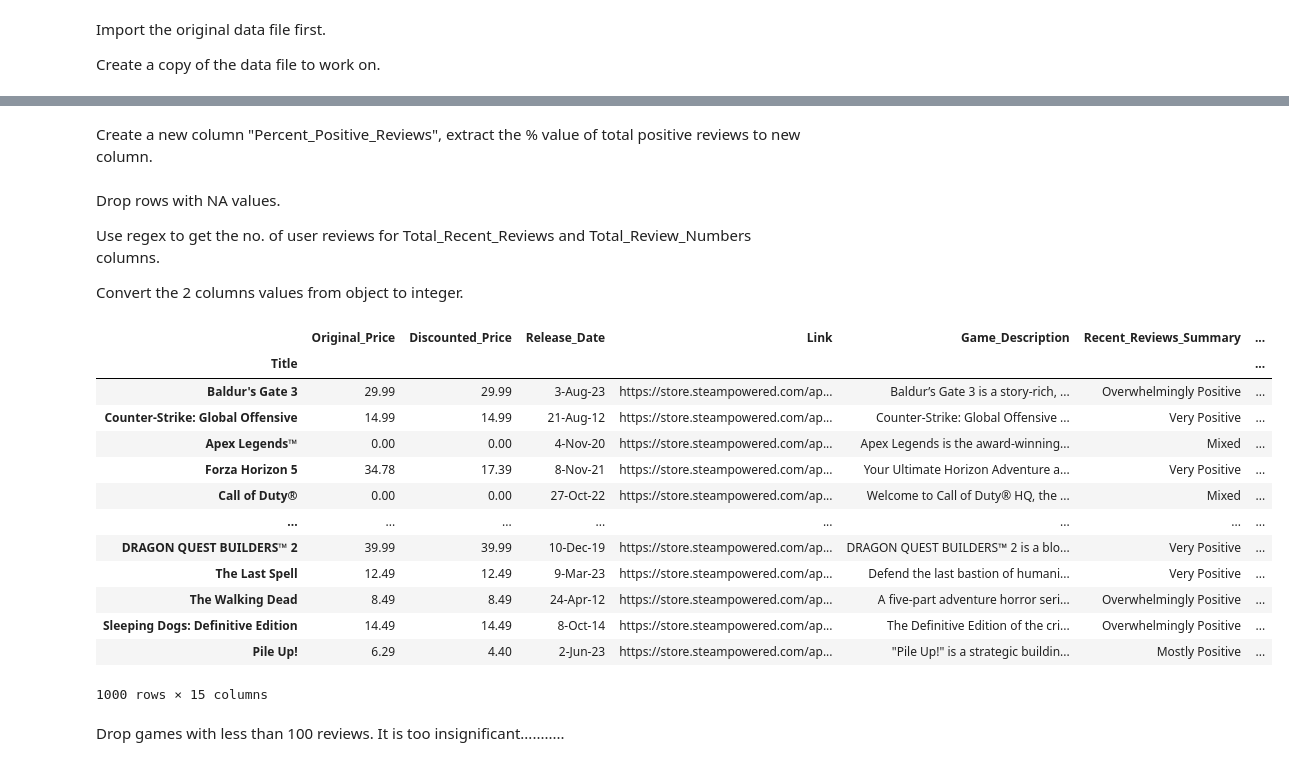
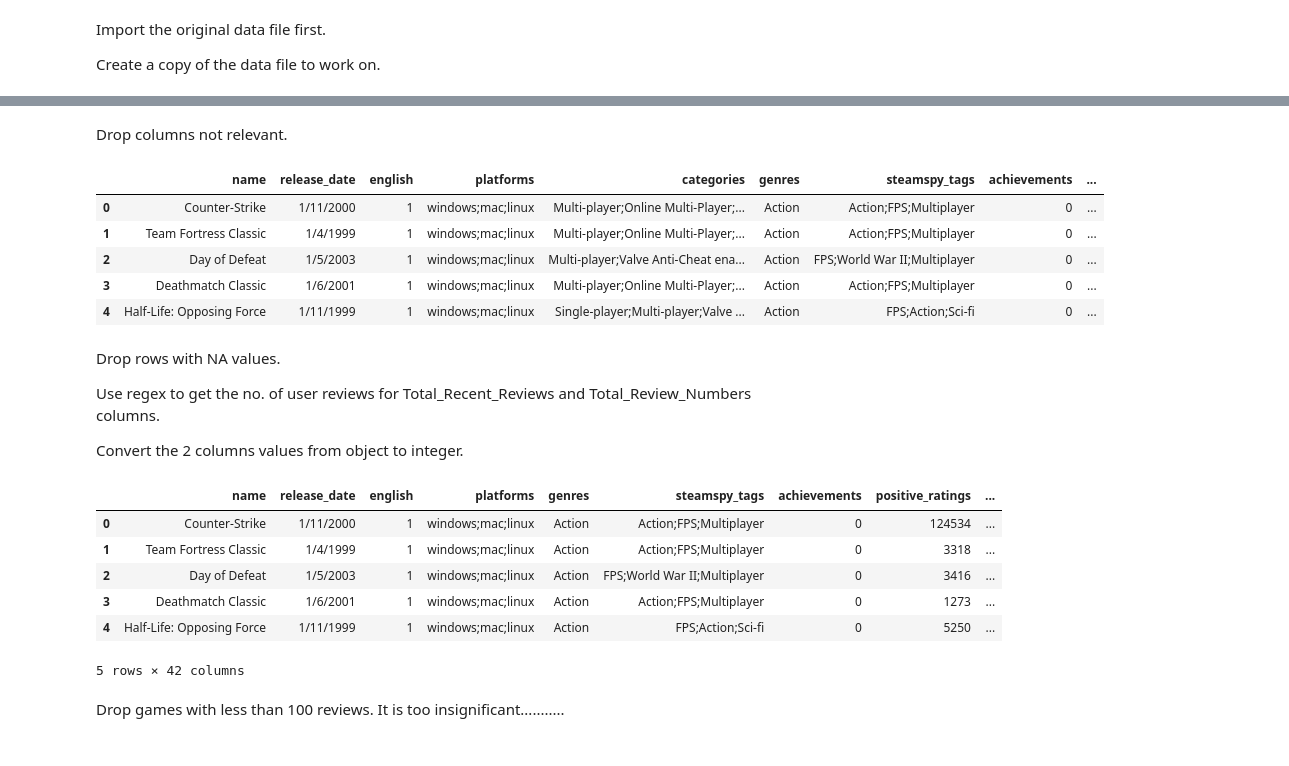
Before and after one commit to Lolfreak/Steam-Games-Analysis, a Jupyter notebook: data-cleaning.ipynb, the cells around one changed output, grey strips where cells are left out. Drawn from its saved outputs; the diff is of its cells as text; code cells hidden in the pictures.

```diff
--- a/data-cleaning.ipynb
+++ b/data-cleaning.ipynb
@@ -13,7 +13,9 @@ Create a copy of the data file to work on.
 # %%
 #pd.set_option('display.max_columns', None)
 
-df = pd.read_csv('merged_data.csv',index_col= 0)
+df = pd.read_csv('steam.csv')
 
 # work on this copy for cleaning data
 cleaned_df = df.copy()
+
+cleaned_df.info()
@@ -20,7 +40,17 @@ cleaned_df = df.copy()
 # %% [markdown]
-Create a new column "Percent_Positive_Reviews", extract the % value of total positive reviews to new column.
+Drop columns not relevant.
 # %%
-cleaned_df['Percent_Positive_Reviews'] = cleaned_df['Total_Review_Numbers'].str.extract(r'(\d+%)')
+# Delete rows where irrelavent
+cleaned_df = cleaned_df.drop(columns=["appid", "developer", "publisher", "required_age"])
+
+cleaned_df.head()
+# %% [output]
+|  | name | release_date | english | platforms | categories | genres | steamspy_tags | achievements | ... |
+| 0 | Counter-Strike | 1/11/2000 | 1 | windows;mac;linux | Multi-player;Online Multi-Player;... | Action | Action;FPS;Multiplayer | 0 | ... |
+| 1 | Team Fortress Classic | 1/4/1999 | 1 | windows;mac;linux | Multi-player;Online Multi-Player;... | Action | Action;FPS;Multiplayer | 0 | ... |
+| 2 | Day of Defeat | 1/5/2003 | 1 | windows;mac;linux | Multi-player;Valve Anti-Cheat ena... | Action | FPS;World War II;Multiplayer | 0 | ... |
+| 3 | Deathmatch Classic | 1/6/2001 | 1 | windows;mac;linux | Multi-player;Online Multi-Player;... | Action | Action;FPS;Multiplayer | 0 | ... |
+| 4 | Half-Life: Opposing Force | 1/11/1999 | 1 | windows;mac;linux | Single-player;Multi-player;Valve ... | Action | FPS;Action;Sci-fi | 0 | ... |
 # %% [markdown]
 Drop rows with NA values.
 
@@ -28,38 +58,20 @@ Use regex to get the no. of user reviews for Total_Recent_Reviews and Total_Revi
 
 Convert the 2 columns values from object to integer.
 # %%
-# drop rows with NAN values
-cleaned_df = cleaned_df.dropna()
+for i in ["categories"]:
+    possible = cleaned_df[i].str.split(";").explode().unique()
+    for p in possible:
+        cleaned_df[i + "_" + p] = cleaned_df[i].str.contains(p, regex=False).astype(int)
+    cleaned_df = cleaned_df.drop(columns=[i])
 
-# replace the recent reviews and all reviews number columns with no. of users
-#cleaned_df = cleaned_df.replace(to_replace ='- \d+%\s\S+\s\S+\s', value = '', regex = True)
-#cleaned_df = cleaned_df.replace(to_replace ='[^0-9]', value = '', regex = True)
-cleaned_df['Total_Recent_Reviews'] = cleaned_df['Total_Recent_Reviews'].str.replace(r'- \d+%\s\S+\s\S+\s', r'', regex=True)
-cleaned_df['Total_Recent_Reviews'] = cleaned_df['Total_Recent_Reviews'].str.replace(r'\s\S+', r'', regex=True)
-cleaned_df['Total_Recent_Reviews'] = cleaned_df['Total_Recent_Reviews'].str.replace(r',', r'', regex=True).astype('int64')
-
-cleaned_df['Total_Review_Numbers'] = cleaned_df['Total_Review_Numbers'].str.replace(r'- \d+%\s\S+\s\S+\s', r'', regex=True)
-cleaned_df['Total_Review_Numbers'] = cleaned_df['Total_Review_Numbers'].str.replace(r'\s\S+', r'', regex=True)
-cleaned_df['Total_Review_Numbers'] = cleaned_df['Total_Review_Numbers'].str.replace(r',', r'', regex=True).astype('int64')
-
-cleaned_df.head(n=1000)
-#df.head(n=1000)
-#moviedata.head(n=1000)
-#moviedata
+cleaned_df.head()
 # %% [output]
-|  | Original_Price | Discounted_Price | Release_Date | Link | Game_Description | Recent_Reviews_Summary | ... |
-| Title |  |  |  |  |  |  | ... |
-| Baldur's Gate 3 | 29.99 | 29.99 | 3-Aug-23 | https://store.steampowered.com/ap... | Baldur’s Gate 3 is a story-rich, ... | Overwhelmingly Positive | ... |
-| Counter-Strike: Global Offensive | 14.99 | 14.99 | 21-Aug-12 | https://store.steampowered.com/ap... | Counter-Strike: Global Offensive ... | Very Positive | ... |
-| Apex Legends™ | 0.00 | 0.00 | 4-Nov-20 | https://store.steampowered.com/ap... | Apex Legends is the award-winning... | Mixed | ... |
-| Forza Horizon 5 | 34.78 | 17.39 | 8-Nov-21 | https://store.steampowered.com/ap... | Your Ultimate Horizon Adventure a... | Very Positive | ... |
-| Call of Duty® | 0.00 | 0.00 | 27-Oct-22 | https://store.steampowered.com/ap... | Welcome to Call of Duty® HQ, the ... | Mixed | ... |
-| ... | ... | ... | ... | ... | ... | ... | ... |
-| DRAGON QUEST BUILDERS™ 2 | 39.99 | 39.99 | 10-Dec-19 | https://store.steampowered.com/ap... | DRAGON QUEST BUILDERS™ 2 is a blo... | Very Positive | ... |
-| The Last Spell | 12.49 | 12.49 | 9-Mar-23 | https://store.steampowered.com/ap... | Defend the last bastion of humani... | Very Positive | ... |
-| The Walking Dead | 8.49 | 8.49 | 24-Apr-12 | https://store.steampowered.com/ap... | A five-part adventure horror seri... | Overwhelmingly Positive | ... |
-| Sleeping Dogs: Definitive Edition | 14.49 | 14.49 | 8-Oct-14 | https://store.steampowered.com/ap... | The Definitive Edition of the cri... | Overwhelmingly Positive | ... |
-| Pile Up! | 6.29 | 4.40 | 2-Jun-23 | https://store.steampowered.com/ap... | "Pile Up!" is a strategic buildin... | Mostly Positive | ... |
+|  | name | release_date | english | platforms | genres | steamspy_tags | achievements | positive_ratings | ... |
+| 0 | Counter-Strike | 1/11/2000 | 1 | windows;mac;linux | Action | Action;FPS;Multiplayer | 0 | 124534 | ... |
+| 1 | Team Fortress Classic | 1/4/1999 | 1 | windows;mac;linux | Action | Action;FPS;Multiplayer | 0 | 3318 | ... |
+| 2 | Day of Defeat | 1/5/2003 | 1 | windows;mac;linux | Action | FPS;World War II;Multiplayer | 0 | 3416 | ... |
+| 3 | Deathmatch Classic | 1/6/2001 | 1 | windows;mac;linux | Action | Action;FPS;Multiplayer | 0 | 1273 | ... |
+| 4 | Half-Life: Opposing Force | 1/11/1999 | 1 | windows;mac;linux | Action | FPS;Action;Sci-fi | 0 | 5250 | ... |
-1000 rows × 15 columns
+5 rows × 42 columns
 # %% [markdown]
 Drop games with less than 100 reviews. It is too insignificant...........
```
Also changed, not shown: parts of 4 cells of this notebook.
